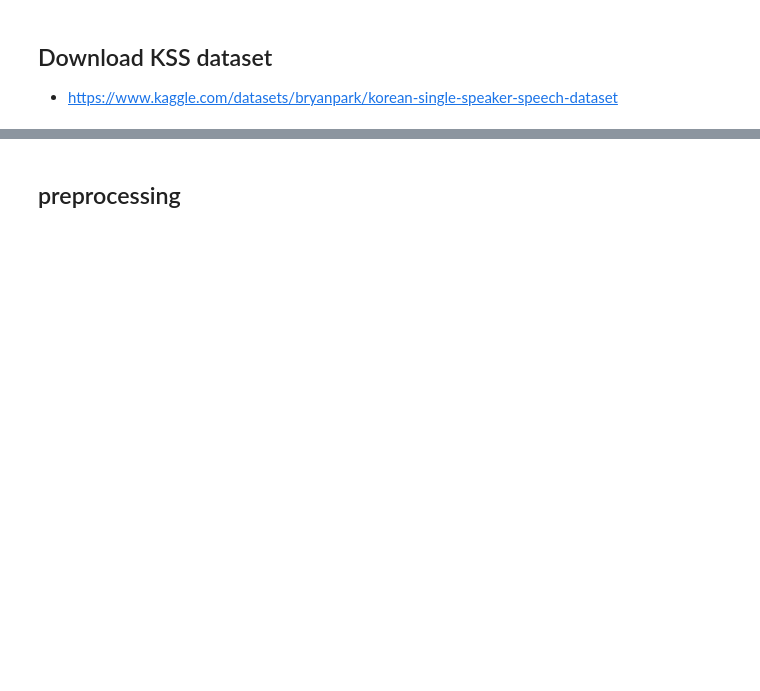
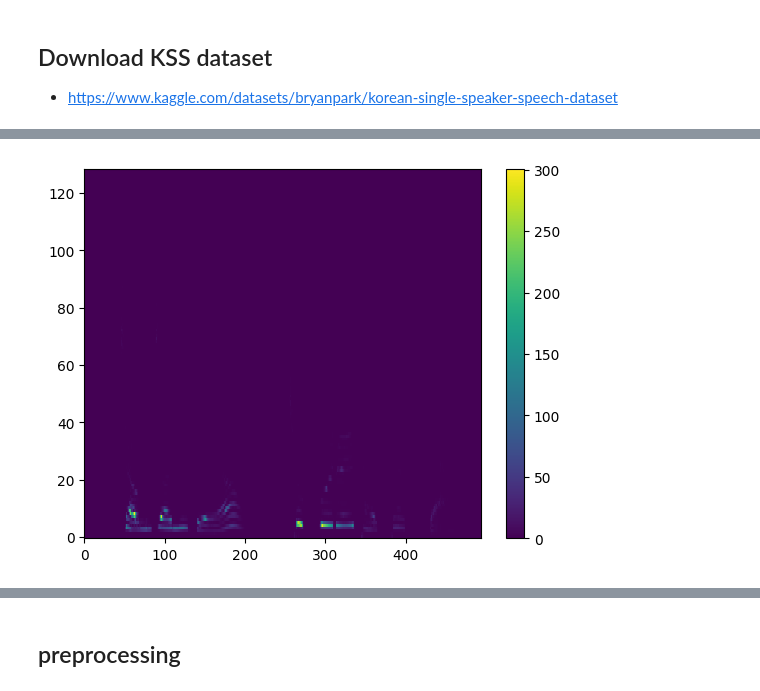
Before and after one commit to june-oh/2024_cseg109, a Jupyter notebook: LAB3_1_Fastspeech2_Train.ipynb, the cells around one changed output, grey strips where cells are left out. Drawn from its saved outputs; the diff is of its cells as text; code cells hidden in the pictures; blank space fills up the shorter version.

```diff
--- a/LAB3_1_Fastspeech2_Train.ipynb
+++ b/LAB3_1_Fastspeech2_Train.ipynb
@@ -81,0 +127,12 @@ hparams.py      prepare_align.py                          train.py
+# %%
+#Spectrogram
+
+spec_converter = T.Spectrogram(
+    n_fft=256)
+
+spec = spec_converter(waveform)
+plt.imshow(spec[0],aspect='auto',origin='lower',interpolation='none')
+plt.colorbar()
+plt.show()
+# %% [output]
+[figure, added]
```
Also changed, not shown: parts of 27 cells of this notebook.
